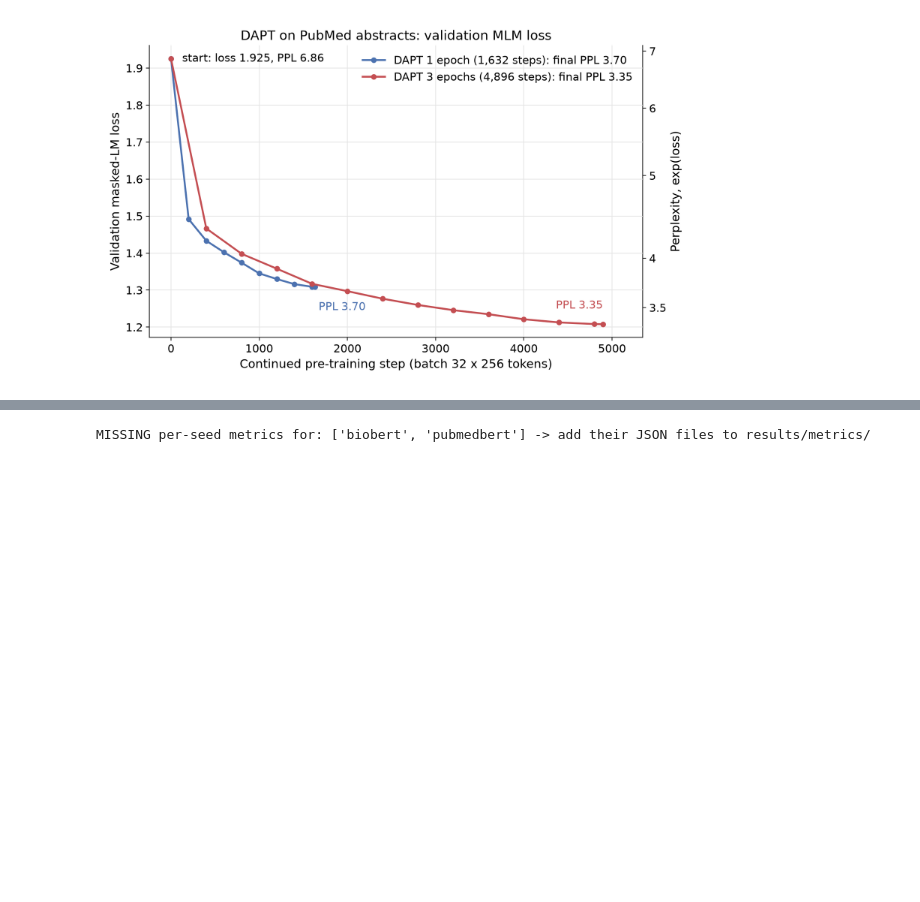
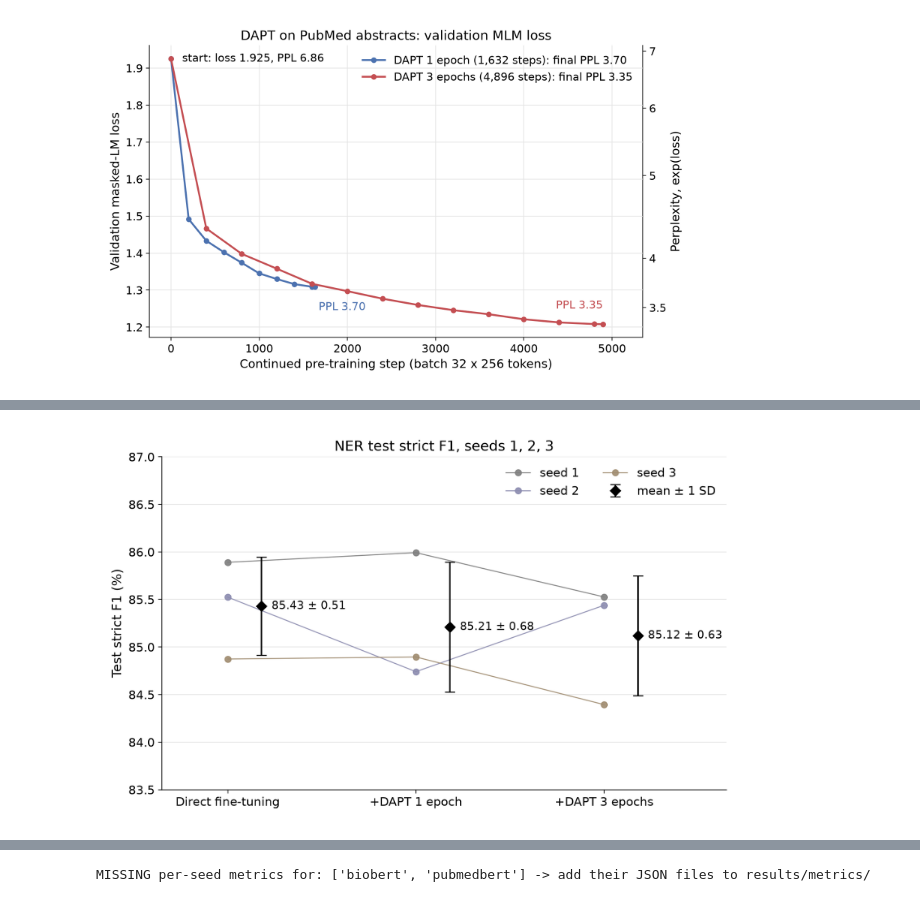
Before and after one commit to lofty14/bert-ner-baseline, a Jupyter notebook: Project13_final.ipynb, the cells around one changed output, grey strips where cells are left out. Cells and saved outputs as stored; diff of their text form; code cells hidden in the pictures; blank space fills up the shorter version.

```diff
--- a/Project13_final.ipynb
+++ b/Project13_final.ipynb
@@ -312,0 +1746,4 @@ display(Image("dapt/figs/mlm_valid_loss.png", width=600))
+# %%
+display(Image("dapt/figs/ner_f1_paired.png", width=650))
+# %% [output]
+[figure, added]
```
Also changed, not shown: parts of 112 cells of this notebook, 10 other files.
